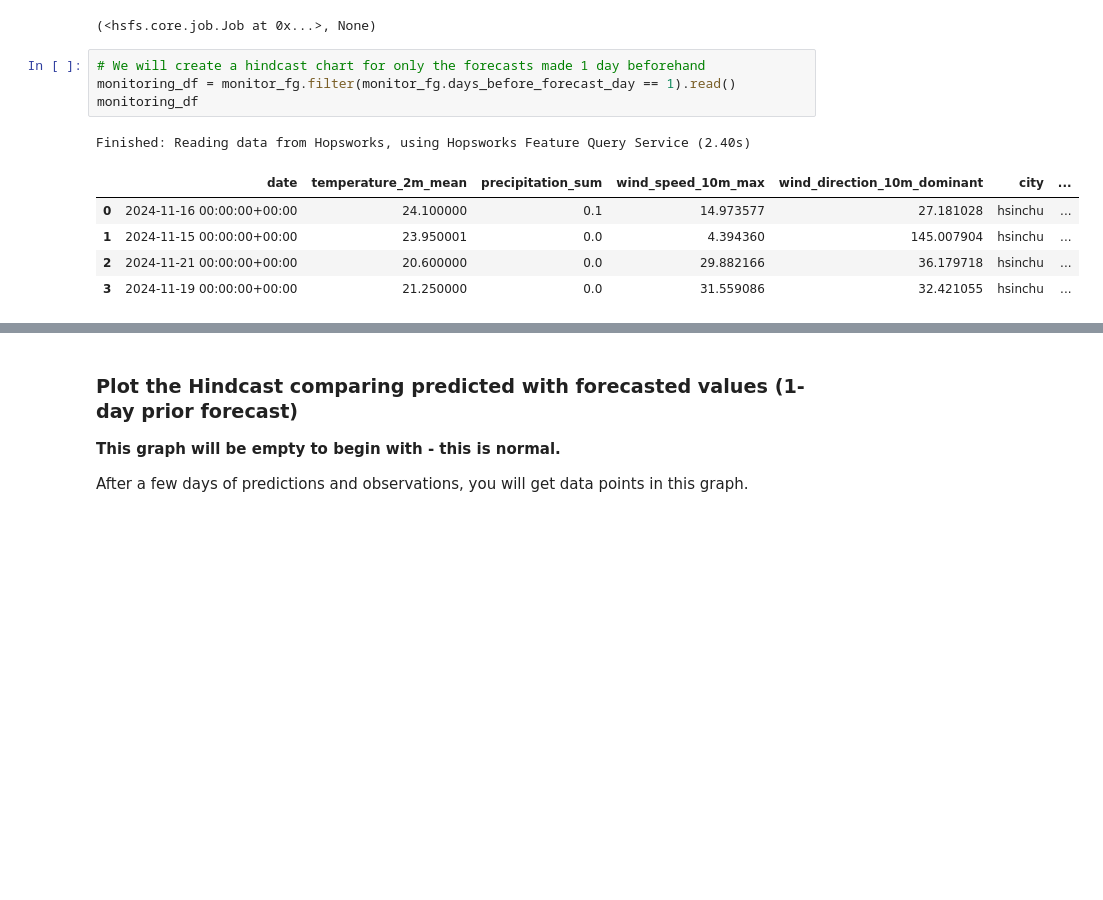
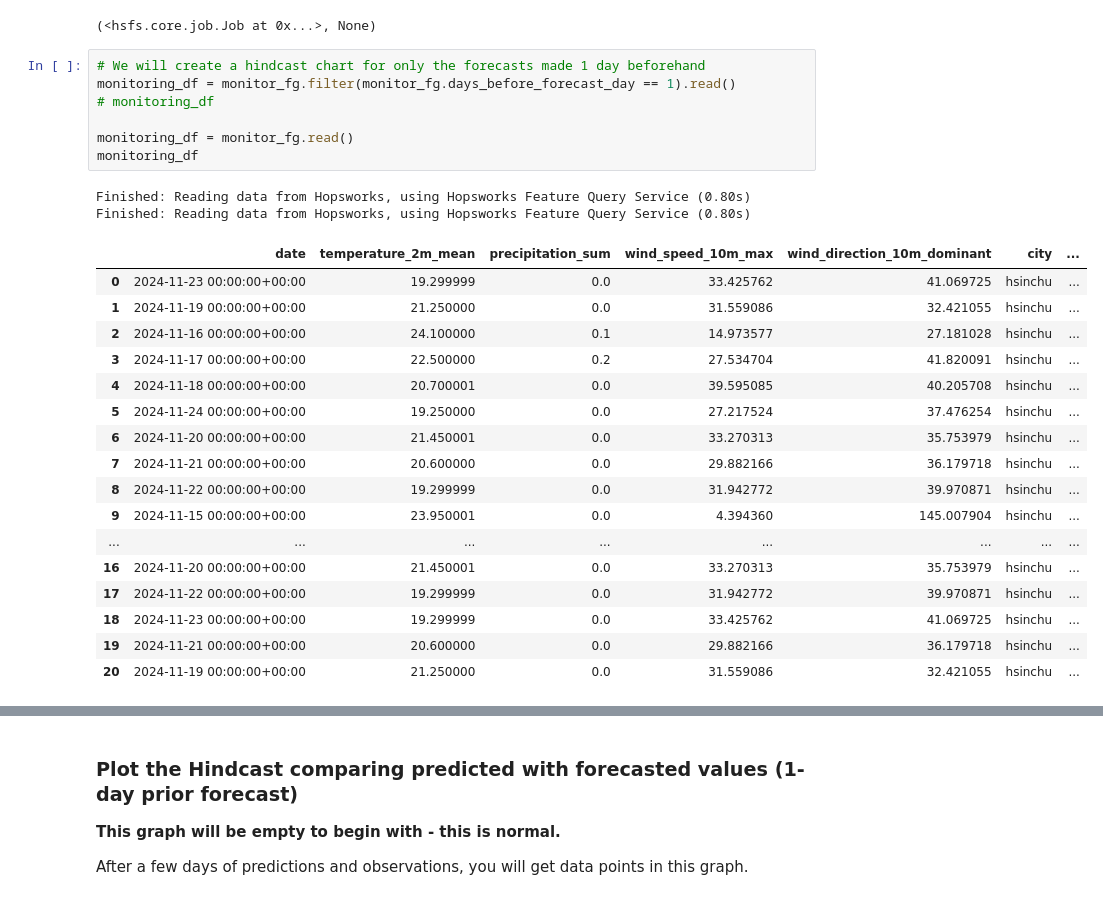
Before and after one commit to ivwhy/mlfs-book, a Jupyter notebook: notebooks/ch03/4_air_quality_batch_inference.ipynb, the cells around one changed output, grey strips where cells are left out. Saved outputs shown, nothing was run; the diff lists cells and outputs as text; blank space fills up the shorter version.

```diff
--- a/notebooks/ch03/4_air_quality_batch_inference.ipynb
+++ b/notebooks/ch03/4_air_quality_batch_inference.ipynb
@@ -201,14 +199,30 @@ https://c.app.hopsworks.ai/p/1169566/jobs/named/aq_predictions_1_offline_fg_mate
 # %%
 # We will create a hindcast chart for only the forecasts made 1 day beforehand
 monitoring_df = monitor_fg.filter(monitor_fg.days_before_forecast_day == 1).read()
+# monitoring_df
+
+monitoring_df = monitor_fg.read()
 monitoring_df
 # %% [output]
-Finished: Reading data from Hopsworks, using Hopsworks Feature Query Service (2.40s)
+Finished: Reading data from Hopsworks, using Hopsworks Feature Query Service (0.80s)
+Finished: Reading data from Hopsworks, using Hopsworks Feature Query Service (0.80s)
 |  | date | temperature_2m_mean | precipitation_sum | wind_speed_10m_max | wind_direction_10m_dominant | city | ... |
-| 0 | 2024-11-16 00:00:00+00:00 | 24.100000 | 0.1 | 14.973577 | 27.181028 | hsinchu | ... |
-| 1 | 2024-11-15 00:00:00+00:00 | 23.950001 | 0.0 | 4.394360 | 145.007904 | hsinchu | ... |
-| 2 | 2024-11-21 00:00:00+00:00 | 20.600000 | 0.0 | 29.882166 | 36.179718 | hsinchu | ... |
-| 3 | 2024-11-19 00:00:00+00:00 | 21.250000 | 0.0 | 31.559086 | 32.421055 | hsinchu | ... |
+| 0 | 2024-11-23 00:00:00+00:00 | 19.299999 | 0.0 | 33.425762 | 41.069725 | hsinchu | ... |
+| 1 | 2024-11-19 00:00:00+00:00 | 21.250000 | 0.0 | 31.559086 | 32.421055 | hsinchu | ... |
+| 2 | 2024-11-16 00:00:00+00:00 | 24.100000 | 0.1 | 14.973577 | 27.181028 | hsinchu | ... |
+| 3 | 2024-11-17 00:00:00+00:00 | 22.500000 | 0.2 | 27.534704 | 41.820091 | hsinchu | ... |
+| 4 | 2024-11-18 00:00:00+00:00 | 20.700001 | 0.0 | 39.595085 | 40.205708 | hsinchu | ... |
+| 5 | 2024-11-24 00:00:00+00:00 | 19.250000 | 0.0 | 27.217524 | 37.476254 | hsinchu | ... |
+| 6 | 2024-11-20 00:00:00+00:00 | 21.450001 | 0.0 | 33.270313 | 35.753979 | hsinchu | ... |
+| 7 | 2024-11-21 00:00:00+00:00 | 20.600000 | 0.0 | 29.882166 | 36.179718 | hsinchu | ... |
+| 8 | 2024-11-22 00:00:00+00:00 | 19.299999 | 0.0 | 31.942772 | 39.970871 | hsinchu | ... |
+| 9 | 2024-11-15 00:00:00+00:00 | 23.950001 | 0.0 | 4.394360 | 145.007904 | hsinchu | ... |
+| ... | ... | ... | ... | ... | ... | ... | ... |
+| 16 | 2024-11-20 00:00:00+00:00 | 21.450001 | 0.0 | 33.270313 | 35.753979 | hsinchu | ... |
+| 17 | 2024-11-22 00:00:00+00:00 | 19.299999 | 0.0 | 31.942772 | 39.970871 | hsinchu | ... |
+| 18 | 2024-11-23 00:00:00+00:00 | 19.299999 | 0.0 | 33.425762 | 41.069725 | hsinchu | ... |
+| 19 | 2024-11-21 00:00:00+00:00 | 20.600000 | 0.0 | 29.882166 | 36.179718 | hsinchu | ... |
+| 20 | 2024-11-19 00:00:00+00:00 | 21.250000 | 0.0 | 31.559086 | 32.421055 | hsinchu | ... |
 # %%
 air_quality_fg = fs.get_feature_group(
     name='air_quality',
```
Also changed, not shown: parts of 5 cells of this notebook, 1 other file.
